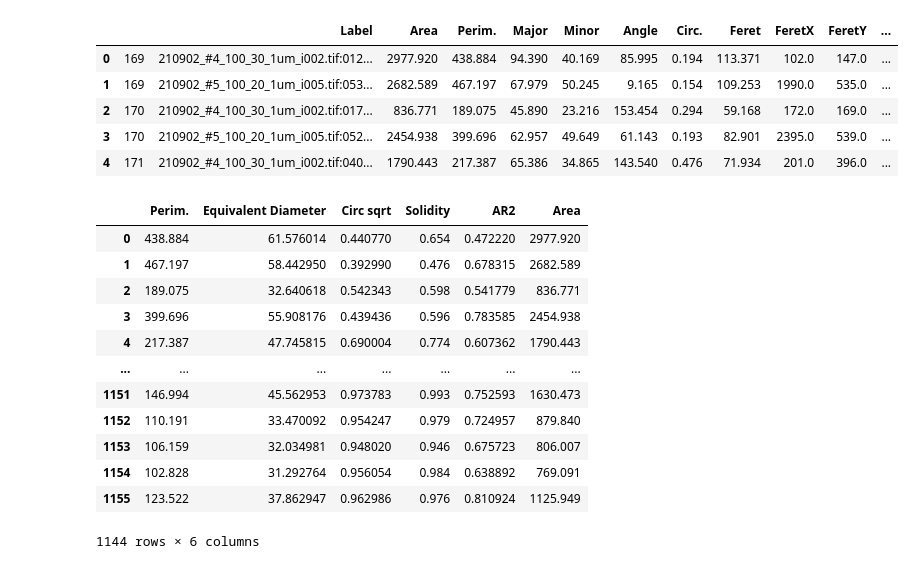
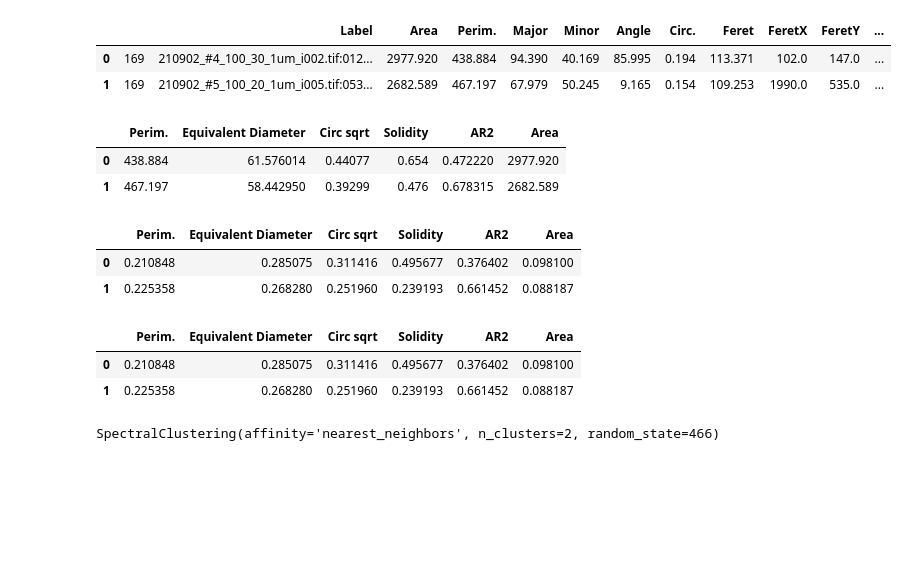
Before and after one commit to kozz84/Udemy, a Jupyter notebook: Size_distribution_100Hz_SpectralClustering.ipynb, the cells around one changed output. Cells and saved outputs as stored; diff of their text form; code cells hidden in the pictures; blank space fills up the shorter version.

```diff
--- a/Size_distribution_100Hz_SpectralClustering.ipynb
+++ b/Size_distribution_100Hz_SpectralClustering.ipynb
@@ -8,35 +8,43 @@ import seaborn as sns
 # %%
 df = pd.read_csv('/content/drive/MyDrive/CIOP/size distrubution_100Hz.csv',sep=';')
 df.dropna(inplace=True)
-df.head()
+df.head(2)
 # %% [output]
 |  |  | Label | Area | Perim. | Major | Minor | Angle | Circ. | Feret | FeretX | FeretY | ... |
 | 0 | 169 | 210902_#4_100_30_1um_i002.tif:012... | 2977.920 | 438.884 | 94.390 | 40.169 | 85.995 | 0.194 | 113.371 | 102.0 | 147.0 | ... |
 | 1 | 169 | 210902_#5_100_20_1um_i005.tif:053... | 2682.589 | 467.197 | 67.979 | 50.245 | 9.165 | 0.154 | 109.253 | 1990.0 | 535.0 | ... |
-| 2 | 170 | 210902_#4_100_30_1um_i002.tif:017... | 836.771 | 189.075 | 45.890 | 23.216 | 153.454 | 0.294 | 59.168 | 172.0 | 169.0 | ... |
-| 3 | 170 | 210902_#5_100_20_1um_i005.tif:052... | 2454.938 | 399.696 | 62.957 | 49.649 | 61.143 | 0.193 | 82.901 | 2395.0 | 539.0 | ... |
-| 4 | 171 | 210902_#4_100_30_1um_i002.tif:040... | 1790.443 | 217.387 | 65.386 | 34.865 | 143.540 | 0.476 | 71.934 | 201.0 | 396.0 | ... |
+# %%
+df_kcluster = df[['Perim.', 'Equivalent Diameter','Circ sqrt','Solidity', 'AR2' ,'Area']].copy()
+df_kcluster.head(2)
+# %% [output]
+|  | Perim. | Equivalent Diameter | Circ sqrt | Solidity | AR2 | Area |
+| 0 | 438.884 | 61.576014 | 0.44077 | 0.654 | 0.472220 | 2977.920 |
+| 1 | 467.197 | 58.442950 | 0.39299 | 0.476 | 0.678315 | 2682.589 |
+# %%
+from sklearn.preprocessing import MinMaxScaler
+scaler = MinMaxScaler()
+scaler.fit(df_kcluster)
+df_kcluster_scaled = scaler.transform(df_kcluster)
+df_kcluster_scaled = pd.DataFrame(df_kcluster_scaled, columns = df_kcluster.columns)
+df_kcluster_scaled.head(2)
+# %% [output]
+|  | Perim. | Equivalent Diameter | Circ sqrt | Solidity | AR2 | Area |
+| 0 | 0.210848 | 0.285075 | 0.311416 | 0.495677 | 0.376402 | 0.098100 |
+| 1 | 0.225358 | 0.268280 | 0.251960 | 0.239193 | 0.661452 | 0.088187 |
+# %%
+df_kcluster_scaled = pd.DataFrame(df_kcluster_scaled, columns = df_kcluster.columns)
+df_kcluster_scaled.head(2)
+# %% [output]
+|  | Perim. | Equivalent Diameter | Circ sqrt | Solidity | AR2 | Area |
+| 0 | 0.210848 | 0.285075 | 0.311416 | 0.495677 | 0.376402 | 0.098100 |
+| 1 | 0.225358 | 0.268280 | 0.251960 | 0.239193 | 0.661452 | 0.088187 |
 # %%
 from sklearn.cluster import SpectralClustering
 # %%
-kmeans = SpectralClustering(n_clusters=2,
+model = SpectralClustering(n_clusters=2,
                             affinity='nearest_neighbors',
                             assign_labels='kmeans',
                             random_state=466)
+model.fit(df_kcluster_scaled)
+# %% [output]
+SpectralClustering(affinity='nearest_neighbors', n_clusters=2, random_state=466)
-# %%
-df_kcluster = df[['Perim.', 'Equivalent Diameter','Circ sqrt','Solidity', 'AR2' ,'Area']].copy()
-df_kcluster
-# %% [output]
-|  | Perim. | Equivalent Diameter | Circ sqrt | Solidity | AR2 | Area |
-| 0 | 438.884 | 61.576014 | 0.440770 | 0.654 | 0.472220 | 2977.920 |
-| 1 | 467.197 | 58.442950 | 0.392990 | 0.476 | 0.678315 | 2682.589 |
-| 2 | 189.075 | 32.640618 | 0.542343 | 0.598 | 0.541779 | 836.771 |
-| 3 | 399.696 | 55.908176 | 0.439436 | 0.596 | 0.783585 | 2454.938 |
-| 4 | 217.387 | 47.745815 | 0.690004 | 0.774 | 0.607362 | 1790.443 |
-| ... | ... | ... | ... | ... | ... | ... |
-| 1151 | 146.994 | 45.562953 | 0.973783 | 0.993 | 0.752593 | 1630.473 |
-| 1152 | 110.191 | 33.470092 | 0.954247 | 0.979 | 0.724957 | 879.840 |
-| 1153 | 106.159 | 32.034981 | 0.948020 | 0.946 | 0.675723 | 806.007 |
-| 1154 | 102.828 | 31.292764 | 0.956054 | 0.984 | 0.638892 | 769.091 |
-| 1155 | 123.522 | 37.862947 | 0.962986 | 0.976 | 0.810924 | 1125.949 |
-1144 rows × 6 columns
```
Also changed, not shown: parts of 14 cells of this notebook.
